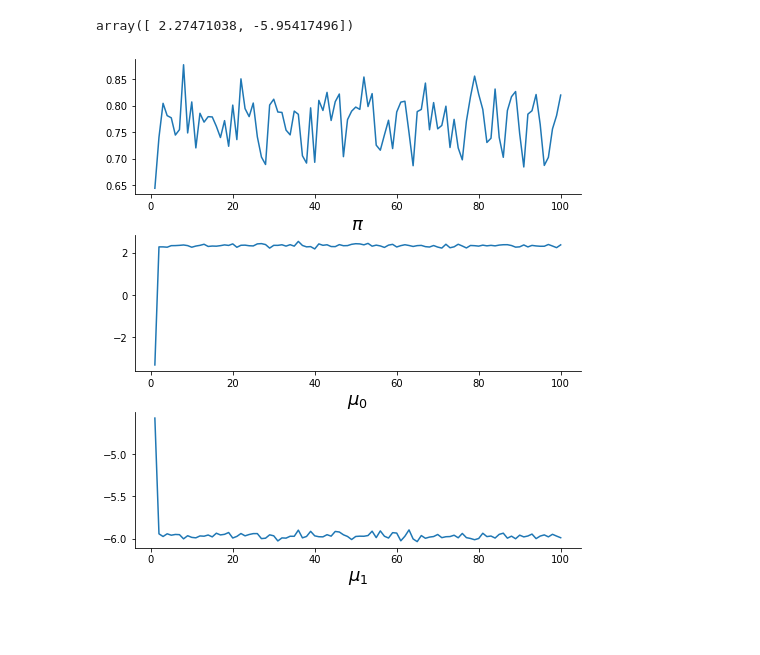
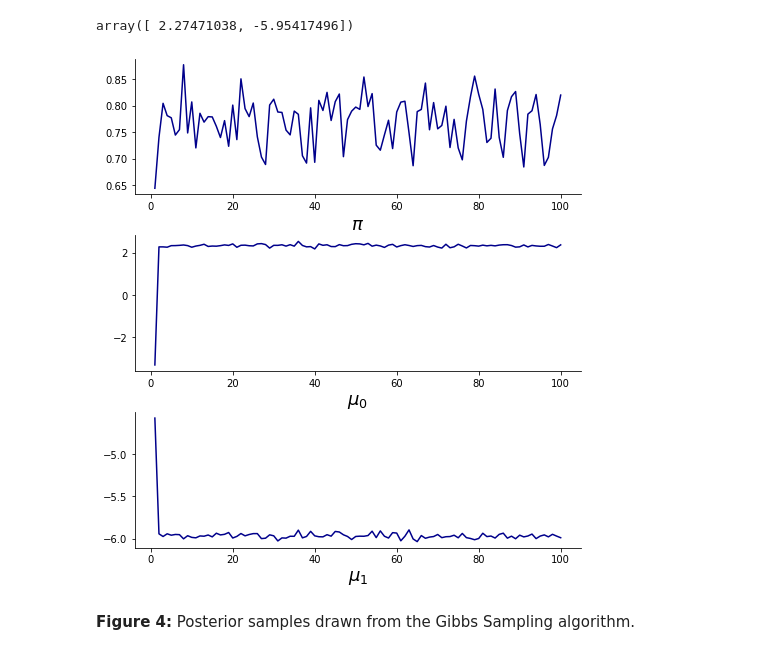
Before and after one commit to dgarridoa/aml, a Jupyter notebook: MCMC.ipynb, the cells around one changed output. Cells and saved outputs as stored; diff of their text form; code cells hidden in the pictures; blank space fills up the shorter version.

```diff
--- a/MCMC.ipynb
+++ b/MCMC.ipynb
@@ -61,7 +60,7 @@ def plot_histogram(x, sigma, size):
 # sampling
 seed = 0
 n = 5000
-sigma = np.array([0.01, 0.1, 1, 10])
+sigma = np.array([0.01, 0.1, 1, 100])
 x = np.array([MetropolisHasting(sigma=s, n=n, seed=seed) for s in sigma])
 # %%
 fig1 = plot_histogram(x, sigma, (2,2))
@@ -201,18 +242,20 @@ array([ 2.27471038, -5.95417496])
 # %%
 fig4, axs = plt.subplots(3, 1, figsize=(8,9))
 plt.subplots_adjust(hspace=0.3, wspace=0.3)
-axs[0].plot(list(range(1,101)), trace["pi"])
-axs[1].plot(list(range(1,101)), trace["mu"][:,0])
-axs[2].plot(list(range(1,101)), trace["mu"][:,1])
+axs[0].plot(list(range(1,101)), trace["pi"],  color="darkblue")
+axs[1].plot(list(range(1,101)), trace["mu"][:,0],  color="darkblue")
+axs[2].plot(list(range(1,101)), trace["mu"][:,1],  color="darkblue")
 axs[0].spines['right'].set_visible(False)
 axs[0].spines['top'].set_visible(False)
 axs[1].spines['right'].set_visible(False)
 axs[1].spines['top'].set_visible(False)
 axs[2].spines['right'].set_visible(False)
 axs[2].spines['top'].set_visible(False)
 axs[0].set_xlabel(rf"$\pi$")
 axs[1].set_xlabel(rf"$\mu_{0}$")
 axs[2].set_xlabel(rf"$\mu_{1}$")
 plt.show()
 # %% [output]
-[figure, old version]
+[figure, new version]
+# %% [markdown]
+**Figure 4:** Posterior samples drawn from the Gibbs Sampling algorithm.
```
Also changed, not shown: parts of 22 cells of this notebook.
